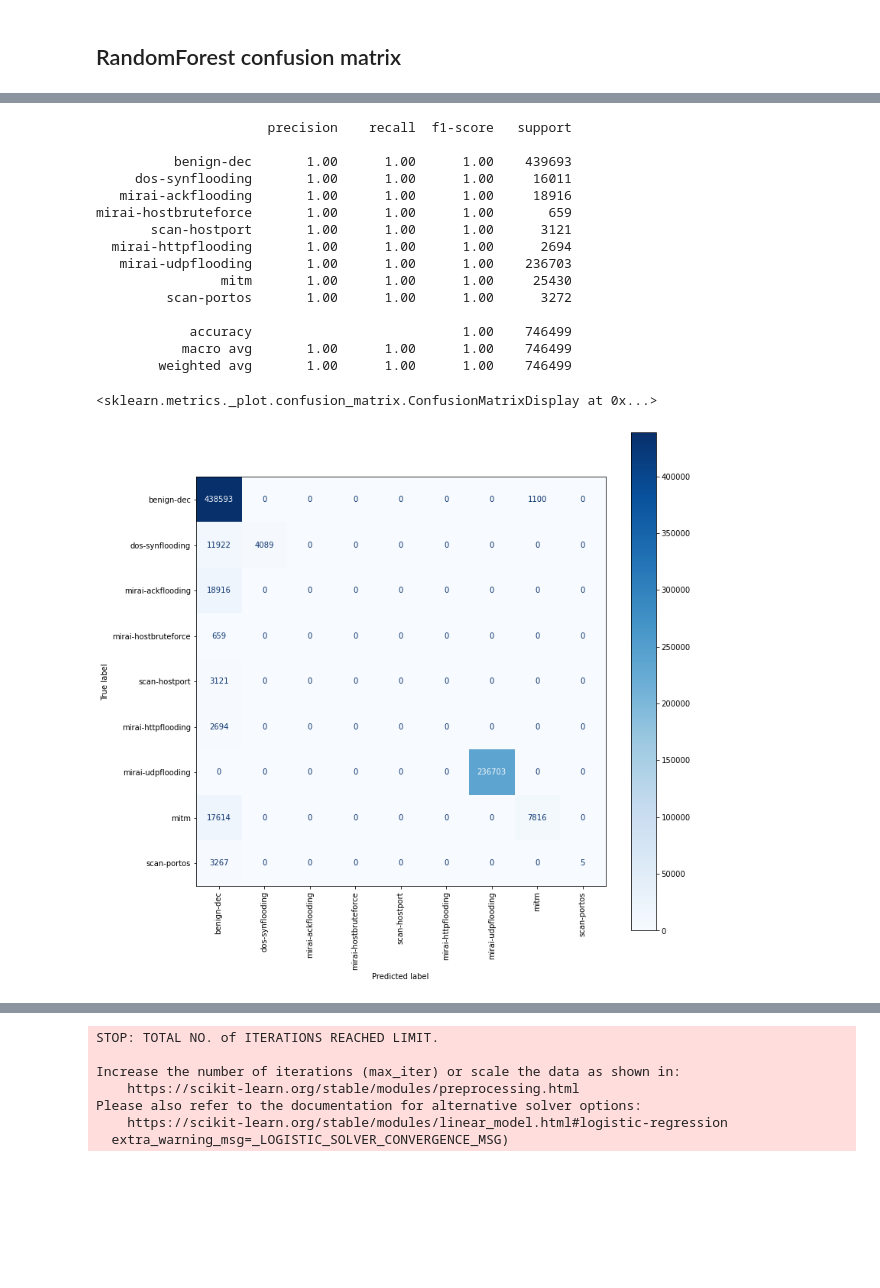
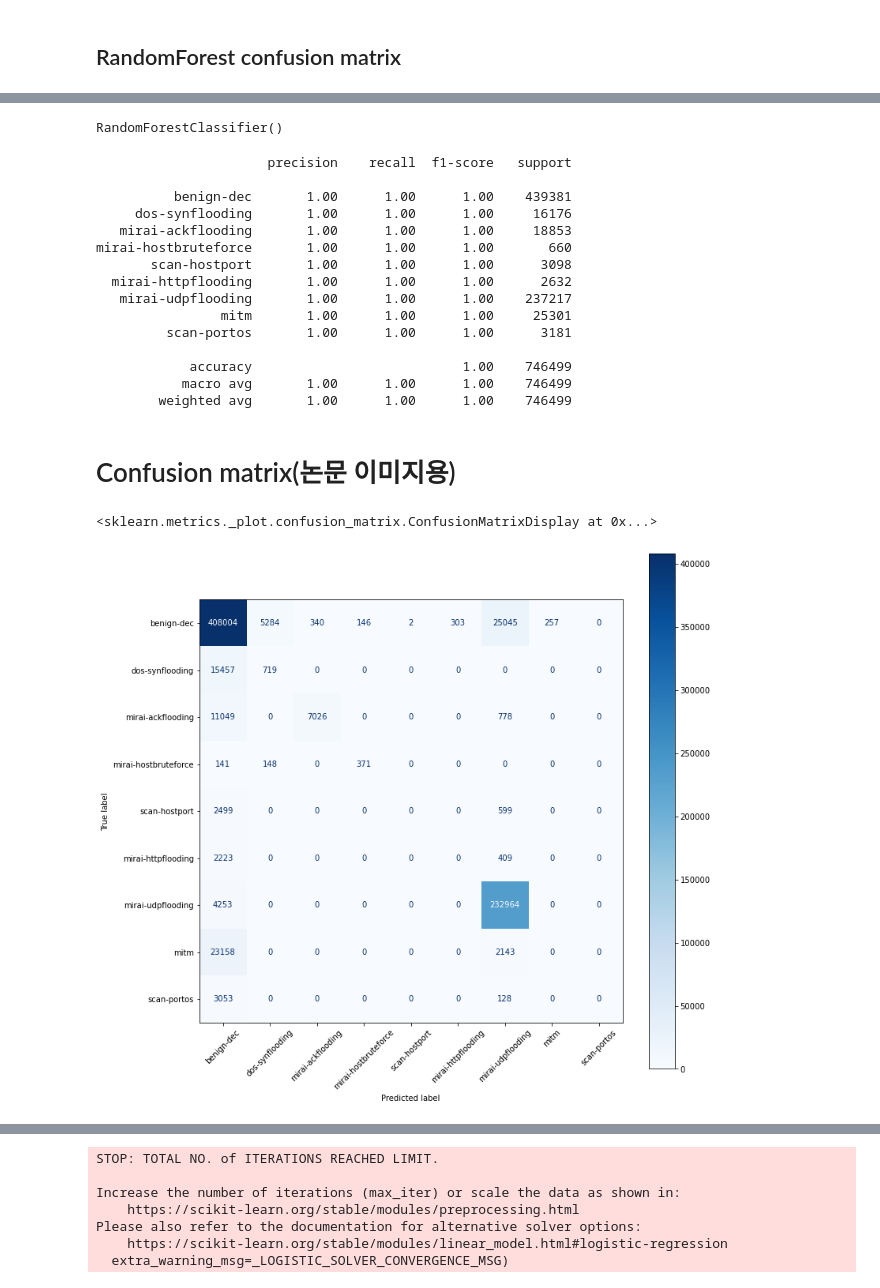
Before and after one commit to hykhhijk/Packet-classifier, a Jupyter notebook: Packet_classifier.ipynb, the cells around one changed output, grey strips where cells are left out. Drawn from its saved outputs; the diff is of its cells as text; code cells hidden in the pictures; blank space fills up the shorter version.

```diff
--- a/Packet_classifier.ipynb
+++ b/Packet_classifier.ipynb
@@ -628 +639,6 @@ mirai-hostbruteforce       0.98      1.00      0.99       659
         weighted avg       0.99      0.99      0.99    746499
+# %%
+model_rf = RandomForestClassifier()
+model_rf.fit(X_train, y_train)
+# %% [output]
+RandomForestClassifier()
@@ -629,29 +647,28 @@ mirai-hostbruteforce       0.98      1.00      0.99       659
 # %%
-model_rf = RandomForestClassifier()
-model_rf.fit(X_train, y_train)
-y_pred =model_rf.predict(X_valid)
 print(classification_report(y_valid, y_pred, target_names=labels))
 # %% [output]
                       precision    recall  f1-score   support
 
-          benign-dec       1.00      1.00      1.00    439693
-     dos-synflooding       1.00      1.00      1.00     16011
-   mirai-ackflooding       1.00      1.00      1.00     18916
-mirai-hostbruteforce       1.00      1.00      1.00       659
-       scan-hostport       1.00      1.00      1.00      3121
-  mirai-httpflooding       1.00      1.00      1.00      2694
-   mirai-udpflooding       1.00      1.00      1.00    236703
-                mitm       1.00      1.00      1.00     25430
-         scan-portos       1.00      1.00      1.00      3272
+          benign-dec       1.00      1.00      1.00    439381
+     dos-synflooding       1.00      1.00      1.00     16176
+   mirai-ackflooding       1.00      1.00      1.00     18853
+mirai-hostbruteforce       1.00      1.00      1.00       660
+       scan-hostport       1.00      1.00      1.00      3098
+  mirai-httpflooding       1.00      1.00      1.00      2632
+   mirai-udpflooding       1.00      1.00      1.00    237217
+                mitm       1.00      1.00      1.00     25301
+         scan-portos       1.00      1.00      1.00      3181
 
             accuracy                           1.00    746499
            macro avg       1.00      1.00      1.00    746499
         weighted avg       1.00      1.00      1.00    746499
+# %% [markdown]
+# Confusion matrix(논문 이미지용)
 # %%
 fig, ax = plt.subplots(figsize=(12, 12))
 plt.title('')
-plot_confusion_matrix(model_rf, X_valid_scaled, y_valid, display_labels=labels, cmap=plt.cm.Blues,
-                      ax=ax, xticks_rotation="vertical")
+plot_confusion_matrix(Logistic_list[2], X_valid, y_valid, display_labels=labels, cmap=plt.cm.Blues,
+                      ax=ax, xticks_rotation=45)
 # %% [output]
 <sklearn.metrics._plot.confusion_matrix.ConfusionMatrixDisplay at 0x...>
-[figure, old version]
+[figure, new version]
```
Also changed, not shown: parts of 32 cells of this notebook.
